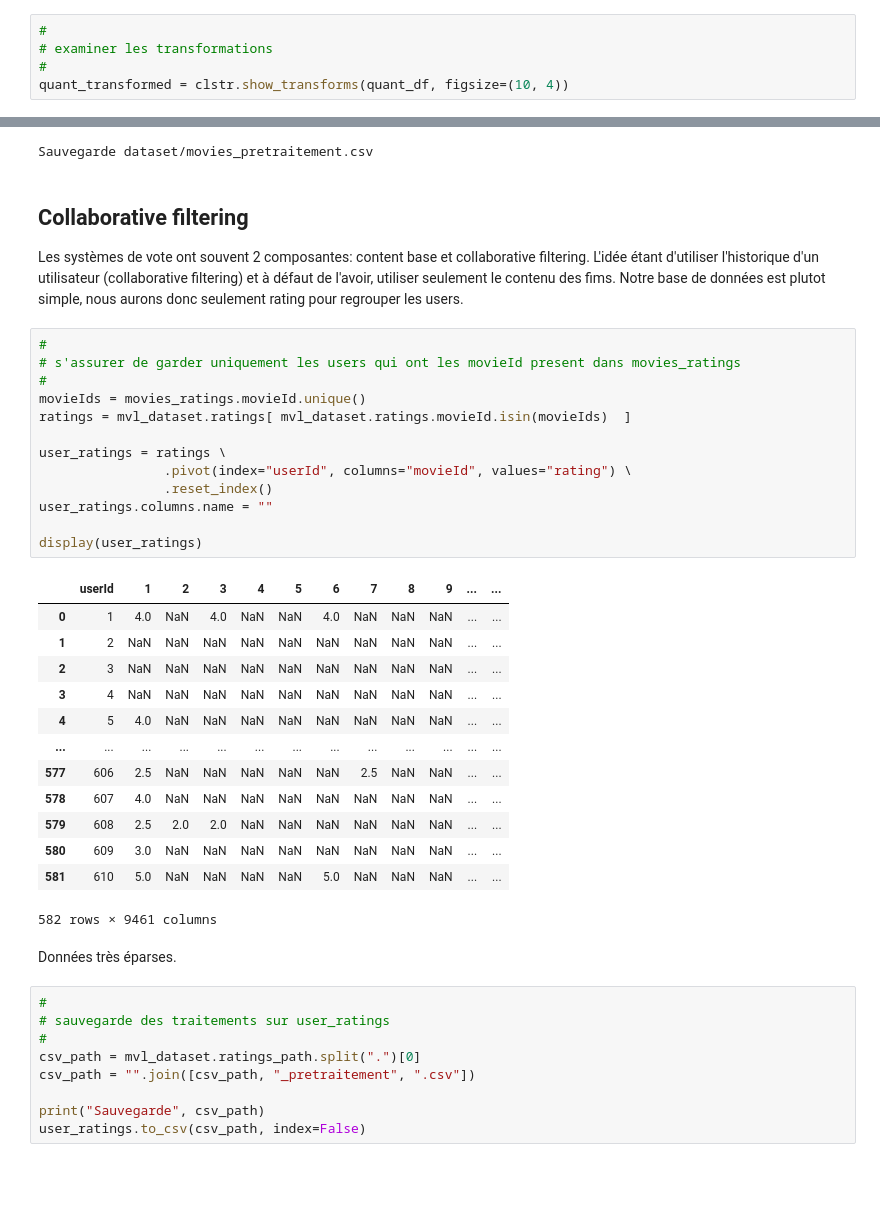
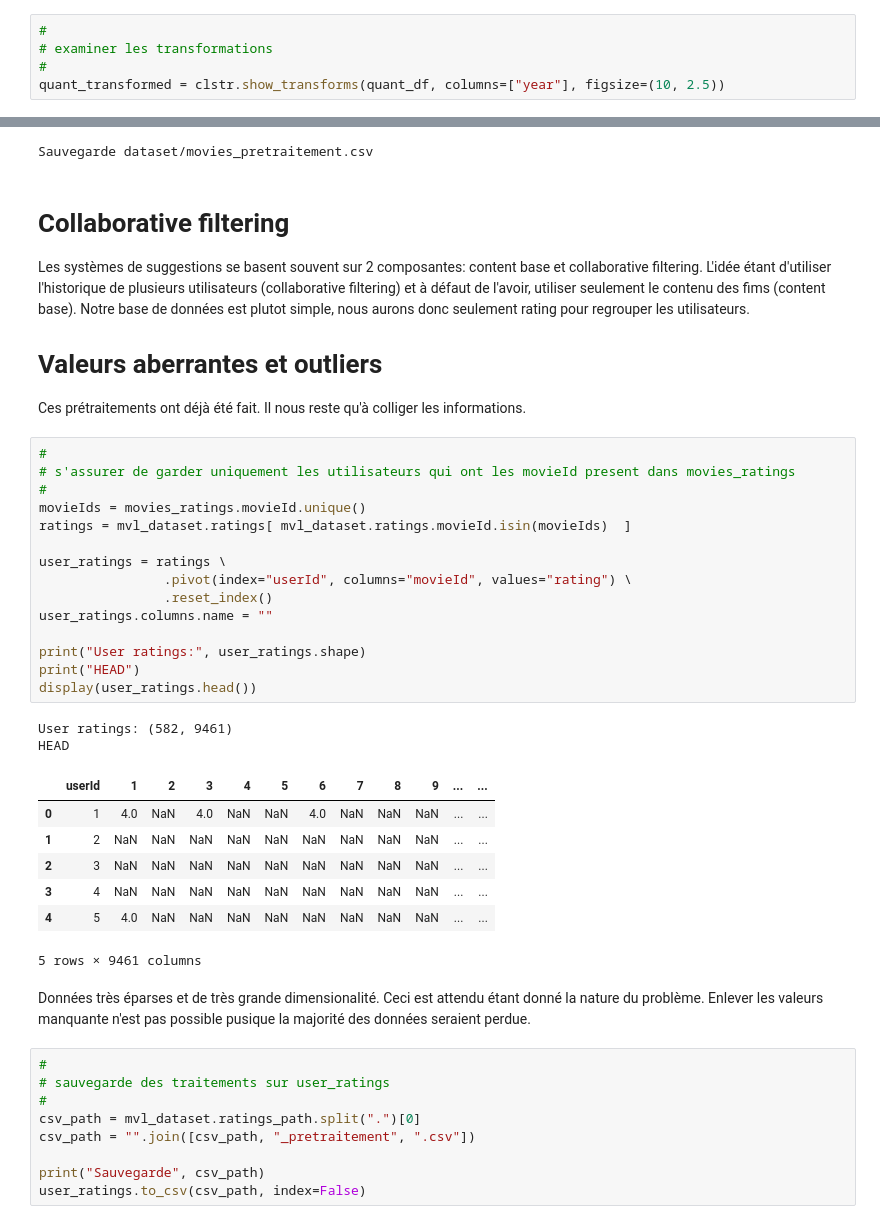
Before and after one commit to jfgagnon00/MovieLens, a Jupyter notebook: A56.ipynb, the cells around one changed output, grey strips where cells are left out. Drawn from its saved outputs; the diff is of its cells as text; blank space fills up the shorter version.

```diff
--- a/A56.ipynb
+++ b/A56.ipynb
@@ -1016,5 +957,5 @@ La distribution de **year** pourrait suggérer des valeurs aberrantes. Par contr
 #
 # examiner les transformations
 #
-quant_transformed = clstr.show_transforms(quant_df, figsize=(10, 4))
+quant_transformed = clstr.show_transforms(quant_df, columns=["year"], figsize=(10, 2.5))
 # %% [output]
@@ -1232,38 +1190,40 @@ movies_final_df.to_csv(csv_path, index=False)
 # %% [output]
 Sauvegarde dataset/movies_pretraitement.csv
 # %% [markdown]
-## Collaborative filtering
+# Collaborative filtering
 
-Les systèmes de vote ont souvent 2 composantes: content base et collaborative filtering. L'idée étant d'utiliser l'historique d'un utilisateur (collaborative filtering) et à défaut de l'avoir, utiliser seulement le contenu des fims. Notre base de données est plutot simple, nous aurons donc seulement rating pour regrouper les users.
+Les systèmes de suggestions se basent souvent sur 2 composantes: content base et collaborative filtering. L'idée étant d'utiliser l'historique de plusieurs utilisateurs (collaborative filtering) et à défaut de l'avoir, utiliser seulement le contenu des fims (content base). Notre base de données est plutot simple, nous aurons donc seulement rating pour regrouper les utilisateurs.
+
+# Valeurs aberrantes et outliers
+
+Ces prétraitements ont déjà été fait. Il nous reste qu'à colliger les informations.
 # %%
 #
-# s'assurer de garder uniquement les users qui ont les movieId present dans movies_ratings
+# s'assurer de garder uniquement les utilisateurs qui ont les movieId present dans movies_ratings
 #
 movieIds = movies_ratings.movieId.unique()
 ratings = mvl_dataset.ratings[ mvl_dataset.ratings.movieId.isin(movieIds)  ]
 
 user_ratings = ratings \
                 .pivot(index="userId", columns="movieId", values="rating") \
                 .reset_index()
 user_ratings.columns.name = ""
 
-display(user_ratings)
+print("User ratings:", user_ratings.shape)
+print("HEAD")
+display(user_ratings.head())
 # %% [output]
+User ratings: (582, 9461)
+HEAD
 |  | userId | 1 | 2 | 3 | 4 | 5 | 6 | 7 | 8 | 9 | ... | ... |
 | 0 | 1 | 4.0 | NaN | 4.0 | NaN | NaN | 4.0 | NaN | NaN | NaN | ... | ... |
 | 1 | 2 | NaN | NaN | NaN | NaN | NaN | NaN | NaN | NaN | NaN | ... | ... |
 | 2 | 3 | NaN | NaN | NaN | NaN | NaN | NaN | NaN | NaN | NaN | ... | ... |
 | 3 | 4 | NaN | NaN | NaN | NaN | NaN | NaN | NaN | NaN | NaN | ... | ... |
 | 4 | 5 | 4.0 | NaN | NaN | NaN | NaN | NaN | NaN | NaN | NaN | ... | ... |
-| ... | ... | ... | ... | ... | ... | ... | ... | ... | ... | ... | ... | ... |
-| 577 | 606 | 2.5 | NaN | NaN | NaN | NaN | NaN | 2.5 | NaN | NaN | ... | ... |
-| 578 | 607 | 4.0 | NaN | NaN | NaN | NaN | NaN | NaN | NaN | NaN | ... | ... |
-| 579 | 608 | 2.5 | 2.0 | 2.0 | NaN | NaN | NaN | NaN | NaN | NaN | ... | ... |
-| 580 | 609 | 3.0 | NaN | NaN | NaN | NaN | NaN | NaN | NaN | NaN | ... | ... |
-| 581 | 610 | 5.0 | NaN | NaN | NaN | NaN | 5.0 | NaN | NaN | NaN | ... | ... |
-582 rows × 9461 columns
+5 rows × 9461 columns
 # %% [markdown]
-Données très éparses.
+Données très éparses et de très grande dimensionalité. Ceci est attendu étant donné la nature du problème. Enlever les valeurs manquante n'est pas possible pusique la majorité des données seraient perdue.
 # %%
 #
 # sauvegarde des traitements sur user_ratings
```
Also changed, not shown: parts of 25 cells of this notebook, 1 other file.
